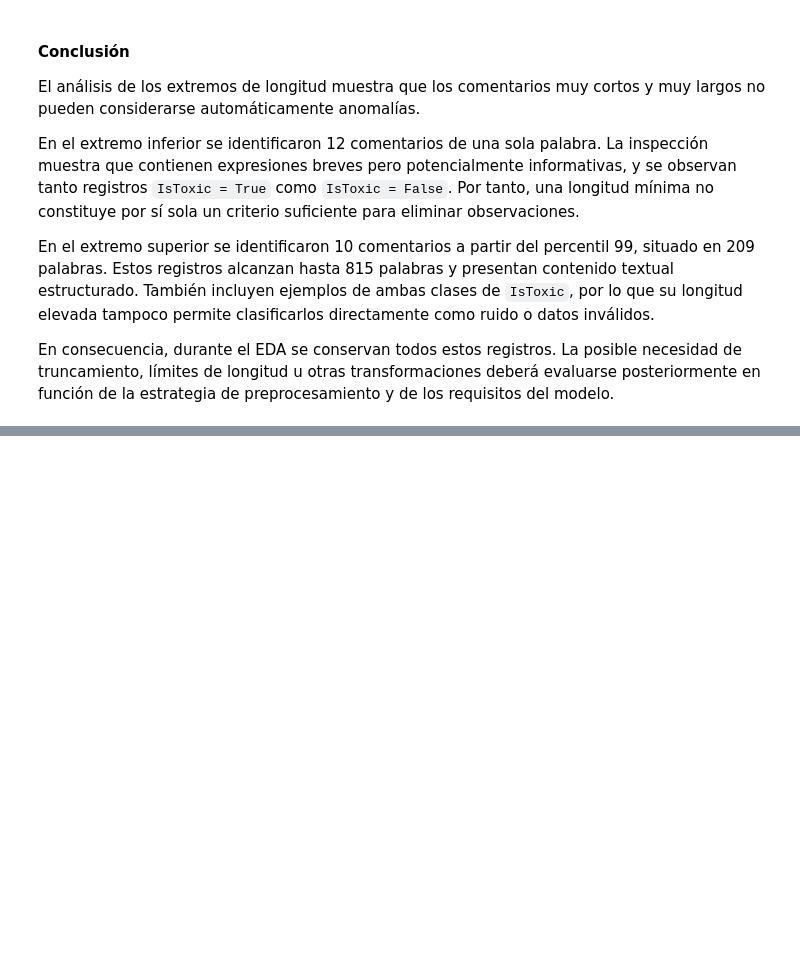
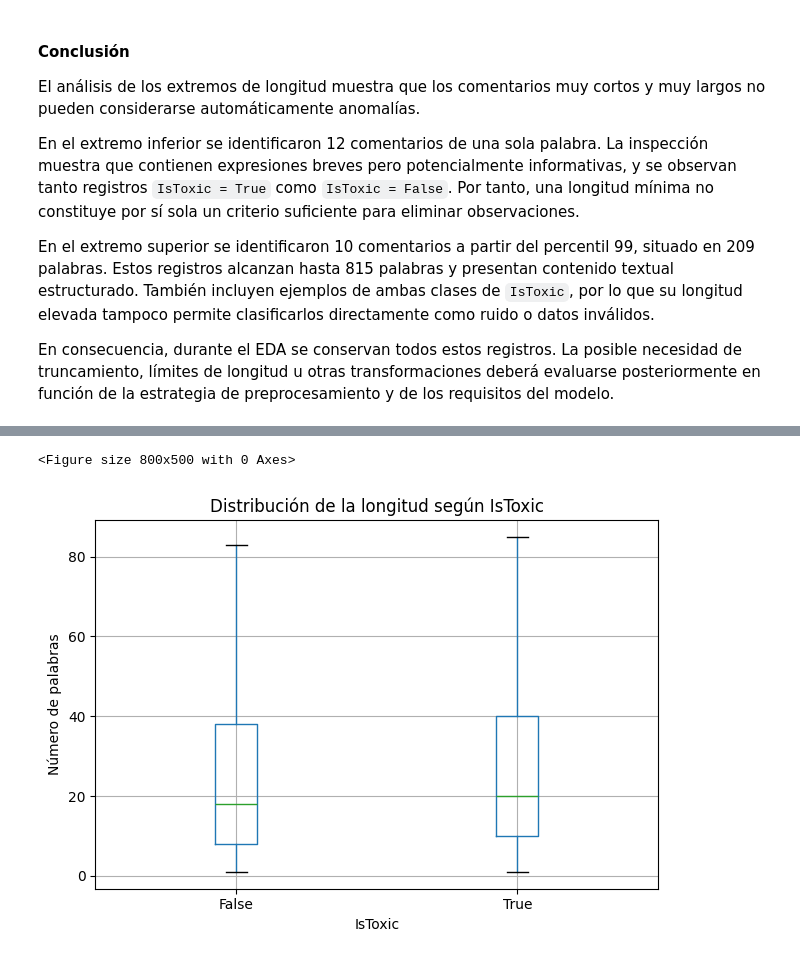
Before and after one commit to Bootcamp-IA-MAD-P7/proyecto9-grupo3, a Jupyter notebook: notebooks/01_eda.ipynb, the cells around one changed output, grey strips where cells are left out. Saved outputs shown, nothing was run; the diff lists cells and outputs as text; code cells hidden in the pictures; blank space fills up the shorter version.

```diff
--- a/notebooks/01_eda.ipynb
+++ b/notebooks/01_eda.ipynb
@@ -1246,0 +1358,23 @@ En consecuencia, durante el EDA se conservan todos estos registros. La posible n
+# %%
+text_toxicity_analysis = pd.DataFrame({
+    "IsToxic": df["IsToxic"],
+    "numero_palabras": df["Text"].astype(str).str.split().str.len(),
+    "longitud_caracteres": df["Text"].astype(str).str.len()
+})
+
+length_by_toxicity = (
+    text_toxicity_analysis
+    .groupby("IsToxic")
+    .agg(
+        comentarios=("IsToxic", "size"),
+        media_palabras=("numero_palabras", "mean"),
+        mediana_palabras=("numero_palabras", "median"),
+        p75_palabras=("numero_palabras", lambda x: x.quantile(0.75)),
+        p90_palabras=("numero_palabras", lambda x: x.quantile(0.90)),
+        media_caracteres=("longitud_caracteres", "mean"),
+        mediana_caracteres=("longitud_caracteres", "median")
+    )
+    .round(2)
+)
+
+length_by_toxicity
@@ -1246,0 +1386,18 @@ En consecuencia, durante el EDA se conservan todos estos registros. La posible n
+# %%
+plt.figure(figsize=(8, 5))
+
+text_toxicity_analysis.boxplot(
+    column="numero_palabras",
+    by="IsToxic",
+    showfliers=False
+)
+
+plt.title("Distribución de la longitud según IsToxic")
+plt.suptitle("")
+plt.xlabel("IsToxic")
+plt.ylabel("Número de palabras")
+plt.tight_layout()
+plt.show()
+# %% [output]
+<Figure size 800x500 with 0 Axes>
+[figure, added]
```
Also changed, not shown: parts of 37 cells of this notebook.
